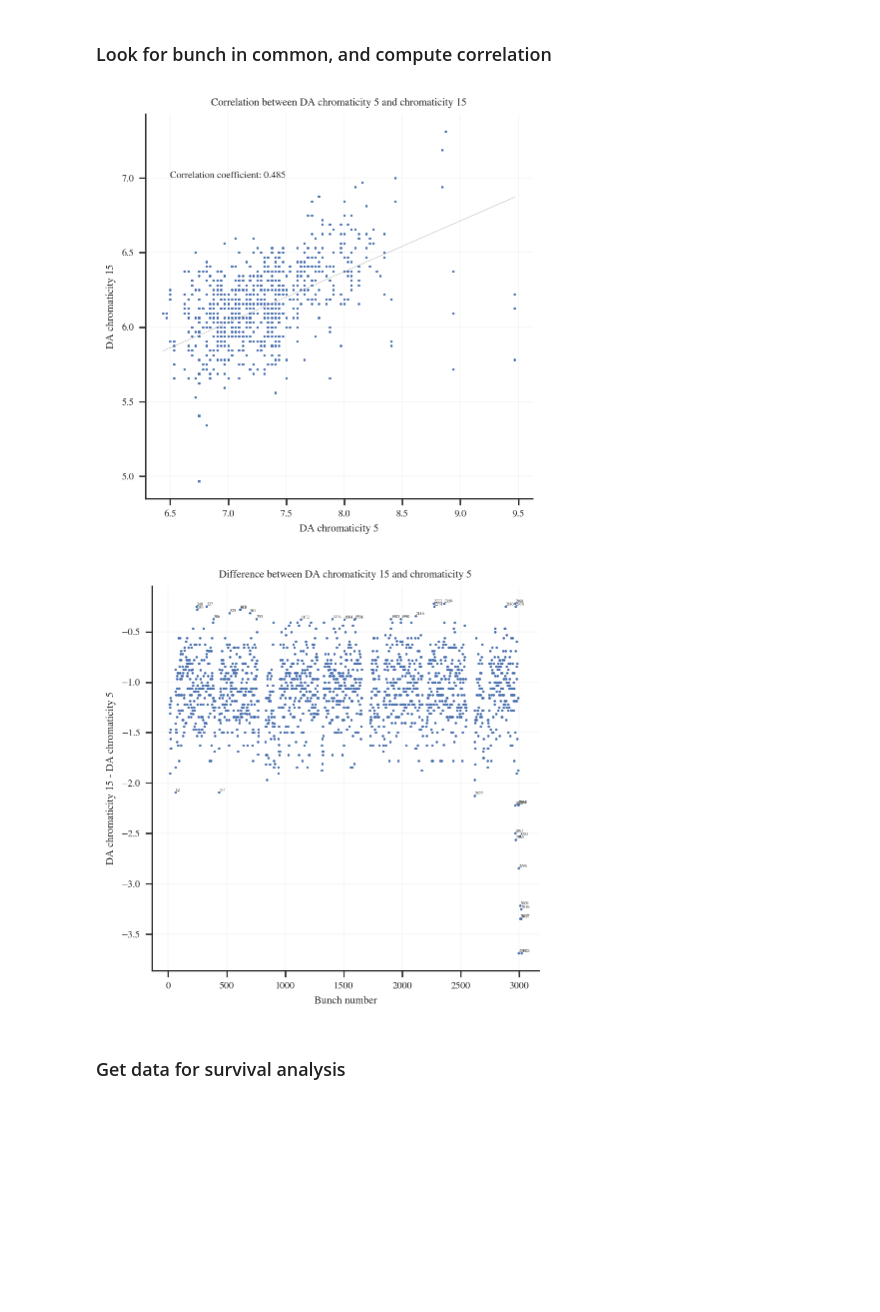
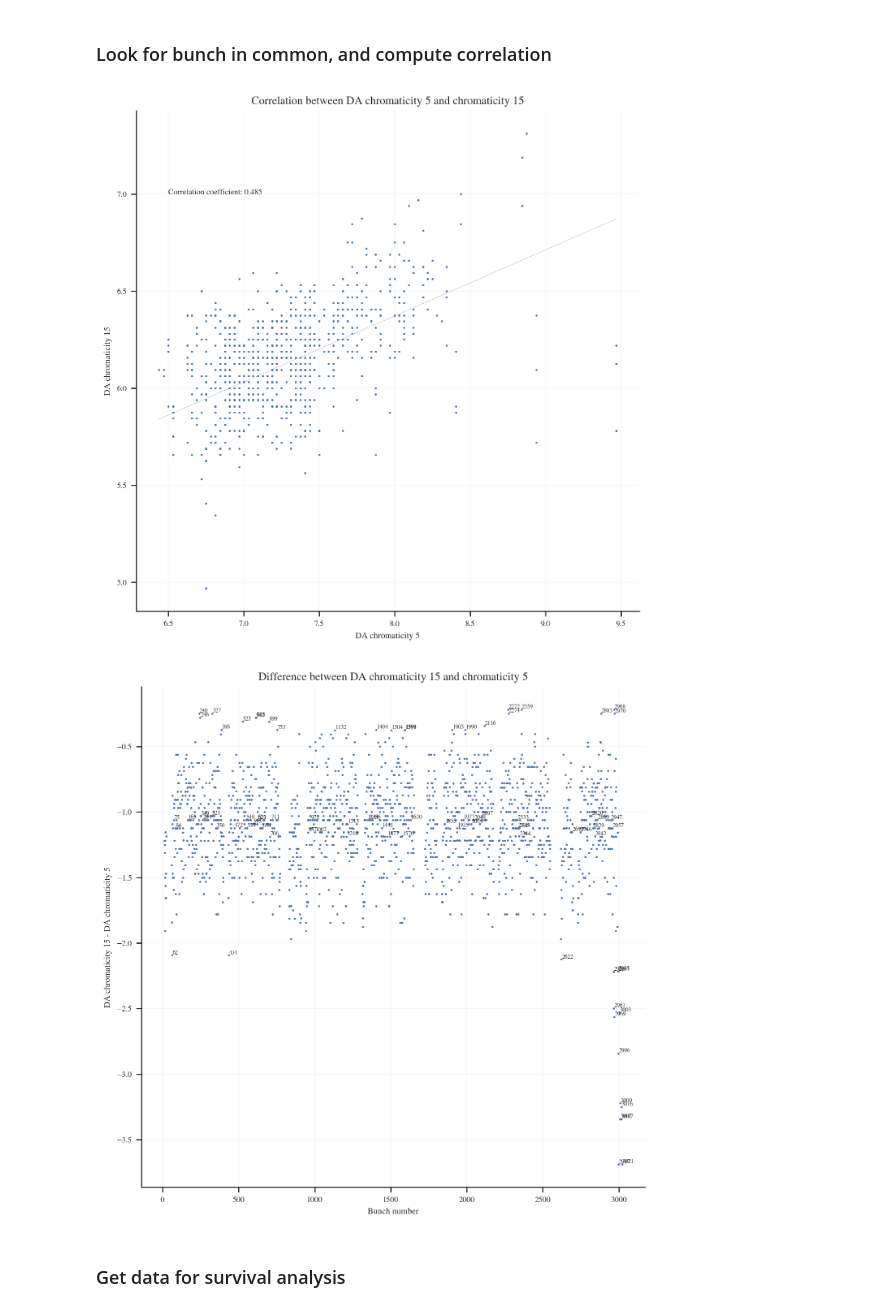
Before and after one commit to ColasDroin/xmask_DA_study, a Jupyter notebook: footprint_study/survival_chroma.ipynb, the cells around one changed output. Saved outputs shown, nothing was run; the diff lists cells and outputs as text; code cells hidden in the pictures; blank space fills up the shorter version.

Commit message:
Finished survival analysis

```diff
--- a/footprint_study/survival_chroma.ipynb
+++ b/footprint_study/survival_chroma.ipynb
@@ -93,9 +96,13 @@ s_bunch_nb_c15 = [s_bunch_nb_c15[i] for i in l_idx_to_keep]
 
 # Assert list of bunches are identical now
 assert all(s_bunch_nb_c15) == all(s_bunch_nb_c5)
+# %%
+# create a PdfPages object #! Don't forget to close it at the end of the script!
+pdf = PdfPages('PDF_output/survival_chromas.pdf')
 # %%
+
 # Plot correlation between DA for chroma 5 and chroma 15
-plt.figure(figsize=(5, 5))
+fig = plt.figure(figsize=(8, 8))
 plt.scatter(s_DA_c5, s_DA_c15, s=1)
 # Plot regression line
 plt.plot(
@@ -108,25 +115,36 @@ plt.text(6.5, 7, f"Correlation coefficient: {np.corrcoef(s_DA_c5, s_DA_c15)[0, 1
 plt.grid()
 plt.xlabel("DA chromaticity 5")
 plt.ylabel("DA chromaticity 15")
-plt.title("Correlation between DA chromaticity 5 and chromaticity 15")
+plt.title("Correlation between DA chromaticity 5 and chromaticity 15", fontsize = 10)
 plt.show()
+# save the current figure
+pdf.savefig(fig)
+plt.close()
 # %% [output]
-[figure, old version]
+[figure, new version]
 # %%
 # Plot the difference between DA chroma 5 and chroma 15, with bunch number for the outliers
-plt.figure(figsize=(5, 5))
+fig = plt.figure(figsize=(8, 8))
 plt.scatter(s_bunch_nb_c15, np.array(s_DA_c15) - np.array(s_DA_c5), s=1)
 # Labels the bunches with the largest difference
 for i, (bunch_nb, diff) in enumerate(zip(s_bunch_nb_c15, np.array(s_DA_c15) - np.array(s_DA_c5))):
     if abs(diff) < 0.4 or abs(diff) > 2:
-        plt.text(bunch_nb+3, diff+0.01, f"{int(bunch_nb)}", fontsize=3)
+        plt.text(bunch_nb+3, diff+0.01, f"{int(bunch_nb)}", fontsize=5)
+    # Add randomly with probablity 0.1 a few bunch labels with average difference
+    if abs(diff)>1 and abs(diff)<1.2:
+        if np.random.random() < 0.1:
+            plt.text(bunch_nb+3, diff+0.01, f"{int(bunch_nb)}", fontsize=5)
+
 plt.grid()
 plt.xlabel("Bunch number")
 plt.ylabel("DA chromaticity 15 - DA chromaticity 5")
-plt.title("Difference between DA chromaticity 15 and chromaticity 5")
+plt.title("Difference between DA chromaticity 15 and chromaticity 5", fontsize = 10)
 plt.show()
+# save the current figure
+pdf.savefig(fig)
+plt.close()
 # %% [output]
-[figure, old version]
+[figure, new version]
 # %% [markdown]
 ### Get data for survival analysis
 # %%
```
Also changed, not shown: parts of 7 cells of this notebook, 1 other file.
